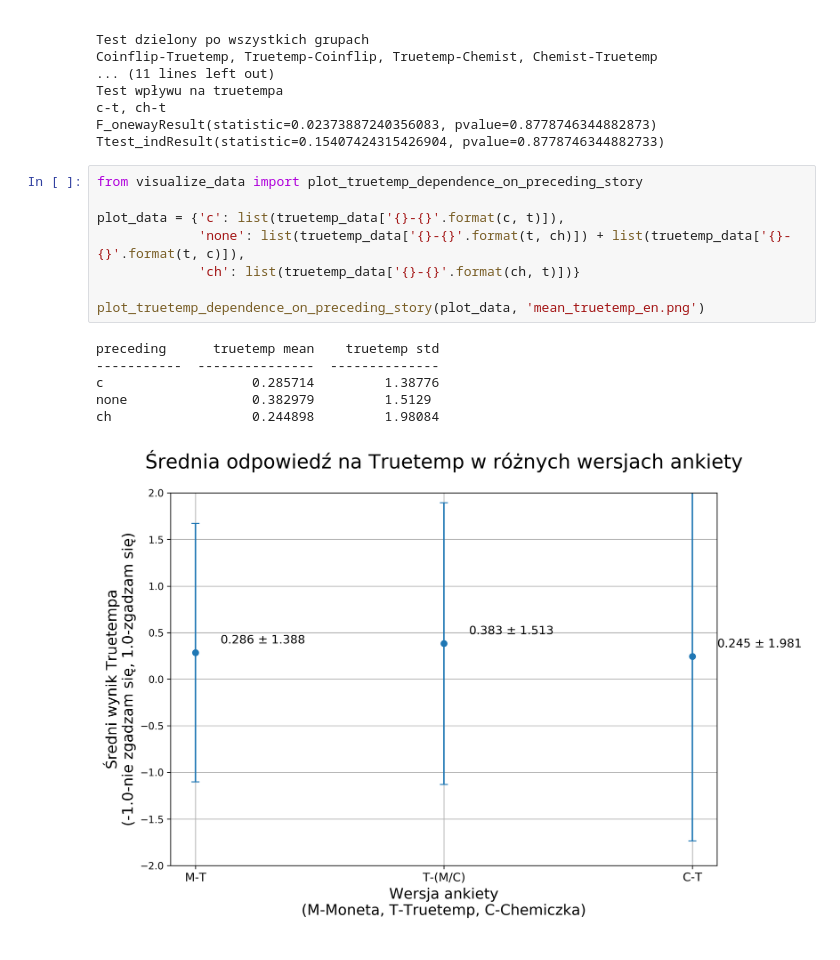
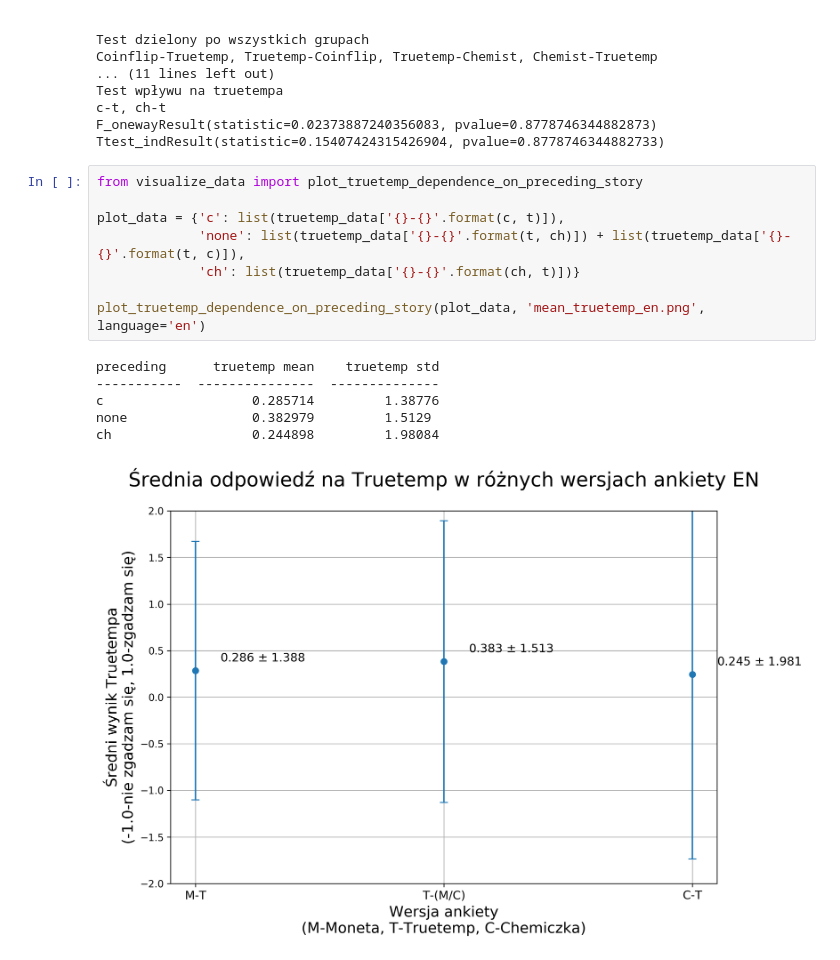
Before and after one commit to derrkater/survey_analysis, a Jupyter notebook: src/analysis_en.ipynb, the cells around one changed output. Drawn from its saved outputs; the diff is of its cells as text.

Commit message:
Small code fixes and additional data presented.

```diff
--- a/src/analysis_en.ipynb
+++ b/src/analysis_en.ipynb
@@ -87,15 +111,15 @@ Ttest_indResult(statistic=0.15407424315426904, pvalue=0.8778746344882733)
 # %%
 from visualize_data import plot_truetemp_dependence_on_preceding_story
 
 plot_data = {'c': list(truetemp_data['{}-{}'.format(c, t)]),
              'none': list(truetemp_data['{}-{}'.format(t, ch)]) + list(truetemp_data['{}-{}'.format(t, c)]),
              'ch': list(truetemp_data['{}-{}'.format(ch, t)])}
 
-plot_truetemp_dependence_on_preceding_story(plot_data, 'mean_truetemp_en.png')
+plot_truetemp_dependence_on_preceding_story(plot_data, 'mean_truetemp_en.png', language='en')
 # %% [output]
 preceding      truetemp mean    truetemp std
 -----------  ---------------  --------------
 c                   0.285714         1.38776
 none                0.382979         1.5129
 ch                  0.244898         1.98084
-[figure, old version]
+[figure, new version]
```
Also changed, not shown: parts of 1 cell of this notebook, 4 other files.
